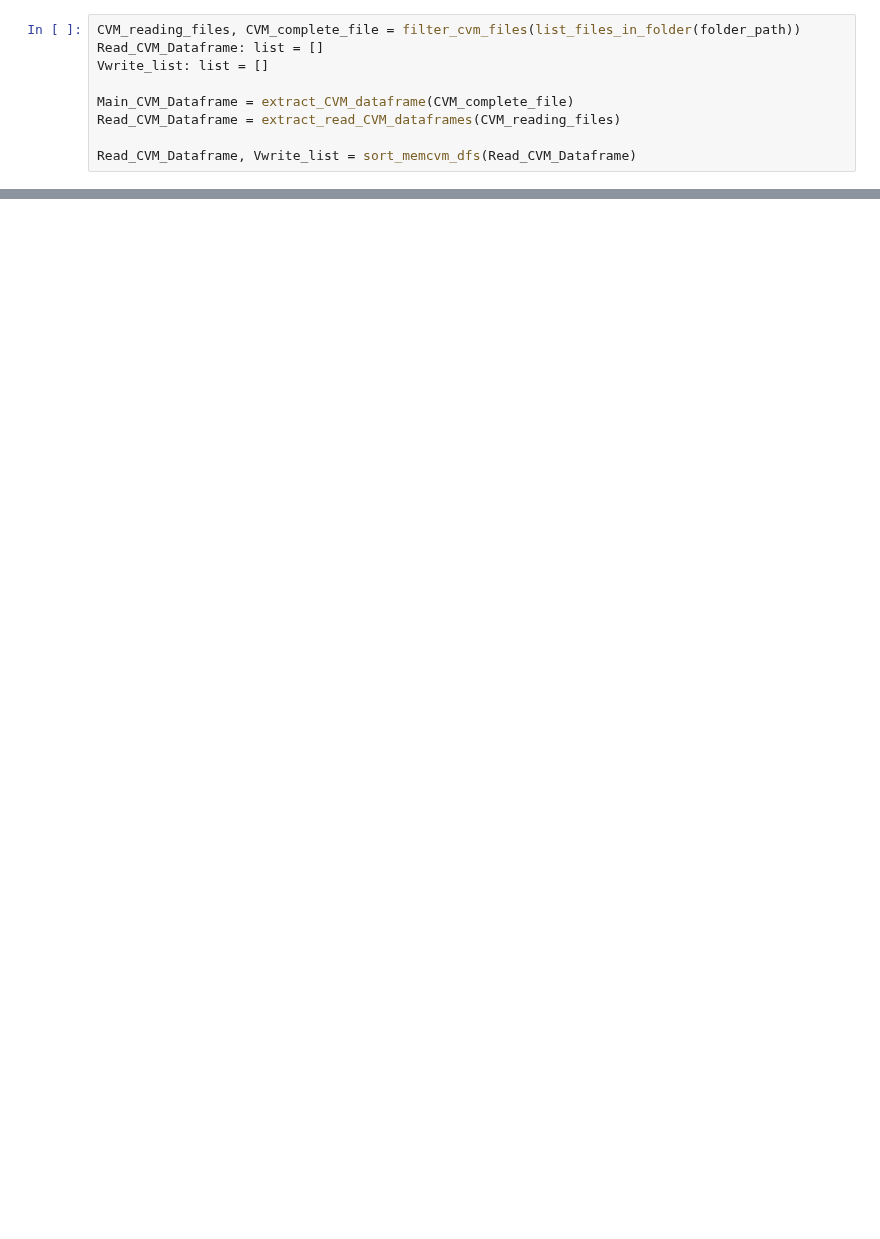
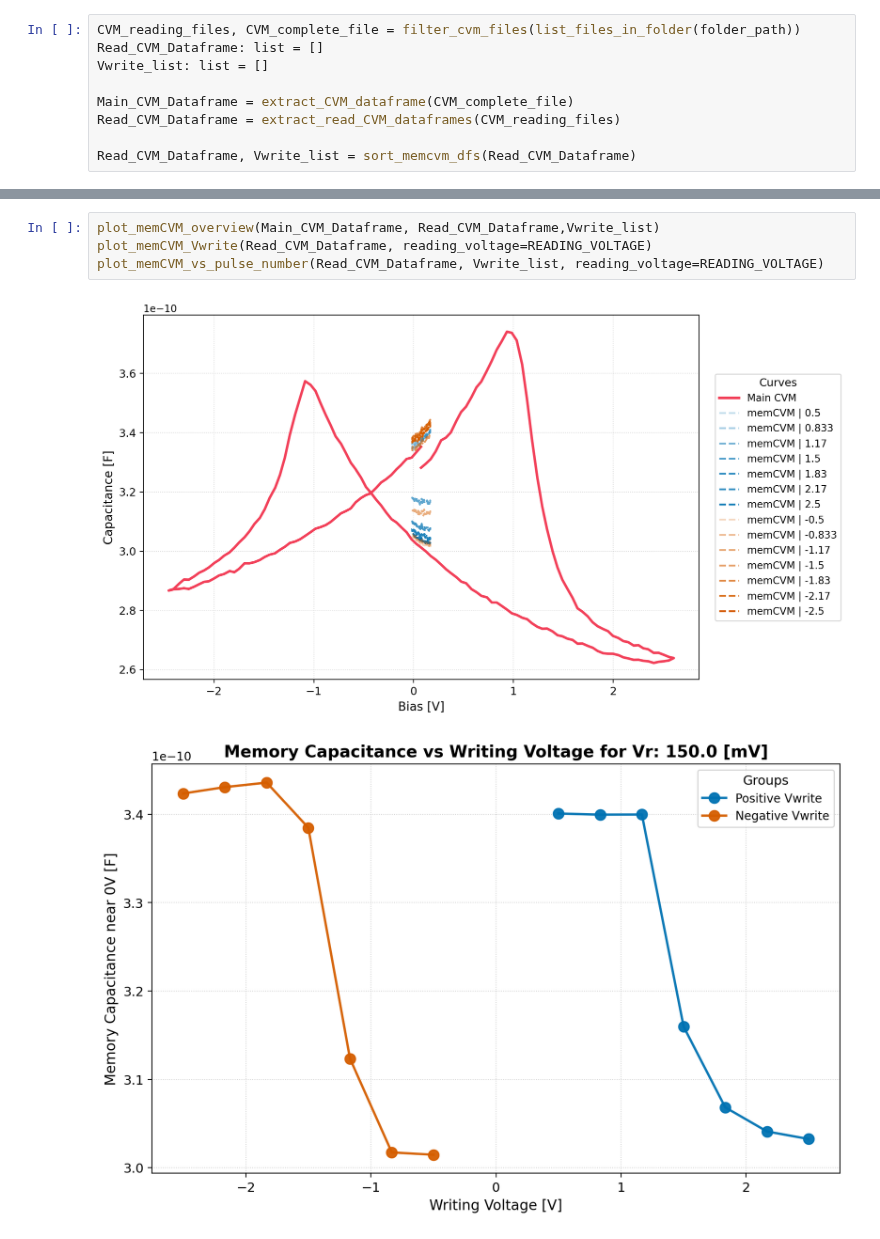
Before and after one commit to NEO-ETHZ/FE-tester-data-analysis, a Jupyter notebook: Mem-CVM/main.ipynb, the cells around one changed output, grey strips where cells are left out. Drawn from its saved outputs; the diff is of its cells as text; blank space fills up the shorter version.

```diff
--- a/Mem-CVM/main.ipynb
+++ b/Mem-CVM/main.ipynb
@@ -49,0 +44,7 @@ Dashboard_memCVM(Main_CVM_Dataframe=Main_CVM_Dataframe, Read_CVM_Dataframe=Read_
+# %%
+plot_memCVM_overview(Main_CVM_Dataframe, Read_CVM_Dataframe,Vwrite_list)
+plot_memCVM_Vwrite(Read_CVM_Dataframe, reading_voltage=READING_VOLTAGE)
+plot_memCVM_vs_pulse_number(Read_CVM_Dataframe, Vwrite_list, reading_voltage=READING_VOLTAGE)
+# %% [output]
+[figure]
+[figure, new version]
```
Also changed, not shown: parts of 5 cells of this notebook, 2 other files.
